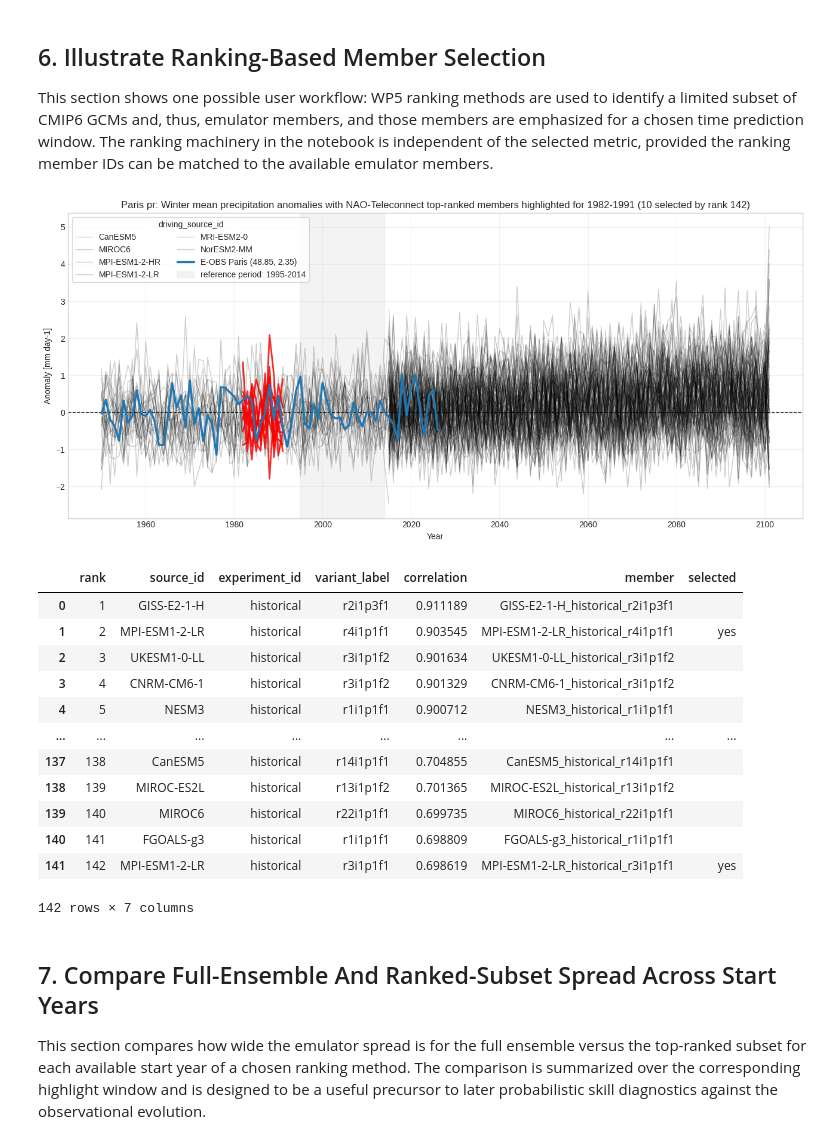
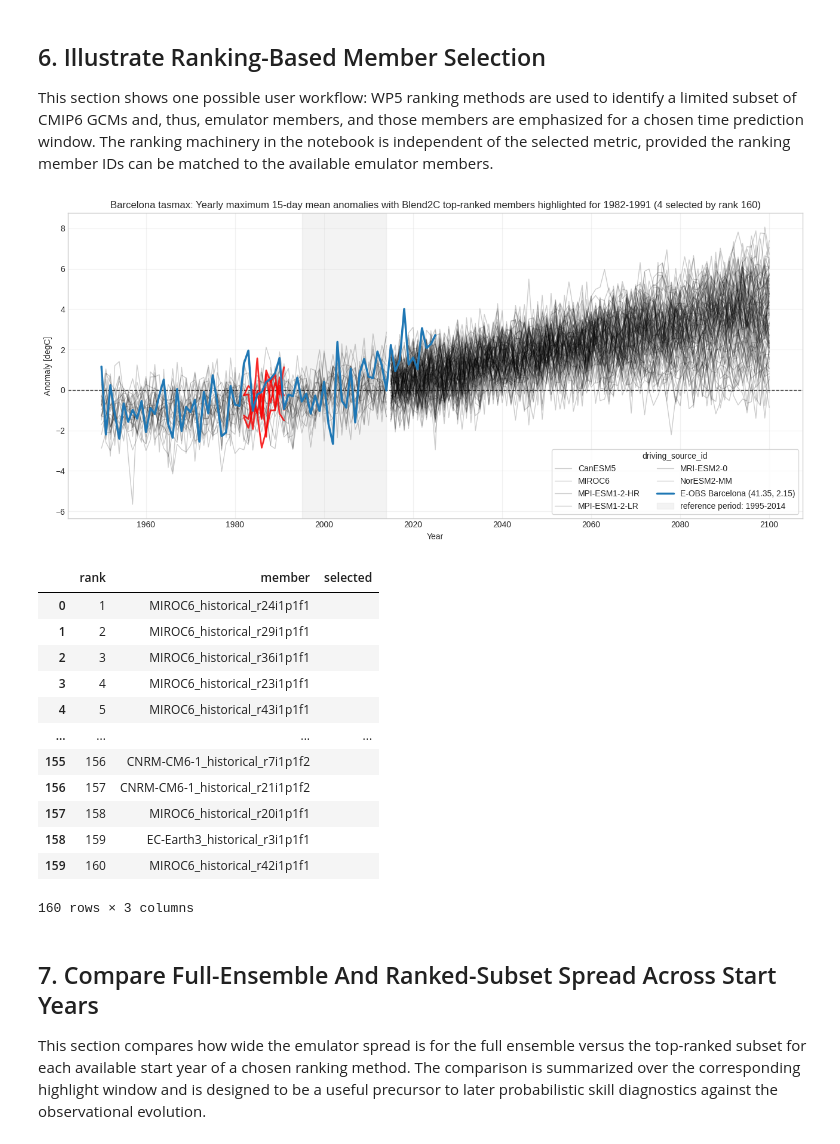
Before and after one commit to jesusff/T33-Emulator-hub, a Jupyter notebook: notebooks/city_level_emulator_analysis_blending.ipynb, the cells around one changed output. Saved outputs shown, nothing was run; the diff lists cells and outputs as text; code cells hidden in the pictures.

```diff
--- a/notebooks/city_level_emulator_analysis_blending.ipynb
+++ b/notebooks/city_level_emulator_analysis_blending.ipynb
@@ -15,18 +15,15 @@ This section defines the selected city, local paths, active climate metric, diag
 
 The active settings keep the current `tasmax` example. A commented precipitation alternative is included to show the small set of values that would need to change e.g. for a winter mean precipitation analysis.
 # %%
-CITY = "Paris"
-#VARIABLE = "tasmax"; DIAGNOSTIC_ID = "annual_max_15day_mean"
-VARIABLE = "pr"; DIAGNOSTIC_ID = "winter_mean"
+CITY = "Barcelona"
+VARIABLE = "tasmax"; DIAGNOSTIC_ID = "annual_max_15day_mean"
+#VARIABLE = "pr"; DIAGNOSTIC_ID = "winter_mean"
 #VARIABLE = "tasmin"; DIAGNOSTIC_ID = "tn20"
-
 REFERENCE_PERIOD = slice(1995, 2014)
-OPEN_CHUNKS = None
+HIGHLIGHT_MEMBERS = ["NorESM2-MM_historical_r1i1p1f1", "NorESM2-MM_ssp370_r1i1p1f1"]
+RANKING_METHOD = "Blend2C"
+RANKING_START_YEAR = 1981
 FORCE_RECOMPUTE = False
-HIGHLIGHT_MEMBERS = [
-    "NorESM2-MM_historical_r1i1p1f1",
-    "NorESM2-MM_ssp370_r1i1p1f1",
-]
 # %% [markdown]
 Library imports and other more technical configuration variables:
 # %%
@@ -693,9 +691,6 @@ eobs_reference.values.item()
 
 This section shows one possible user workflow: WP5 ranking methods are used to identify a limited subset of CMIP6 GCMs and, thus, emulator members, and those members are emphasized for a chosen time prediction window. The ranking machinery in the notebook is independent of the selected metric, provided the ranking member IDs can be matched to the available emulator members.
 # %%
-RANKING_METHOD = "NAO-Teleconnect"
-RANKING_START_YEAR = 1981
-
 RANKING_REPOSITORY = "T52-Blending-information"
 RANKING_METHOD_SPECS = {
     "NAO-Teleconnect": {
@@ -746,47 +741,47 @@ for member in ranked_members:
         color="red",
         alpha=0.8,
         linewidth=2.0,
         zorder=4,
     )
 
 ax.plot(
     eobs_anomaly.year.values,
     eobs_anomaly.values,
     color="#1f77b4",
     linewidth=2.5,
     label=f"E-OBS {eobs_metric.attrs['location_name']} ({eobs_metric.attrs['selected_lat']:.2f}, {eobs_metric.attrs['selected_lon']:.2f})",
     zorder=5,
 )
 
 format_time_series_axes(
     ax,
     f"{CITY} {VARIABLE}: {metric.title} anomalies with {RANKING_METHOD} top-ranked members highlighted for {RANKING_HIGHLIGHT_START_YEAR}-{highlight_window_end} {selection_summary}",
     f"Anomaly [{metric.attrs.get('units', '')}]",
     reference_period=REFERENCE_PERIOD,
     show_zero_line=True,
 )
 save_figure(fig, f"03_{CITY}_{VARIABLE}_{DIAGNOSTIC_ID}_{RANKING_METHOD}_{RANKING_START_YEAR}_ranked_members")
 plt.show()
 
 ranking_preview = ranking.iloc[: len(selected_rows)].copy()
 ranking_preview.insert(0, "rank", range(1, len(ranking_preview) + 1))
 ranking_preview["selected"] = ["yes" if value else "" for value in selected_rows]
 ranking_preview
 # %% [output]
-[figure, old version]
+[figure, new version]
-|  | rank | source_id | experiment_id | variant_label | correlation | member | selected |
-| 0 | 1 | GISS-E2-1-H | historical | r2i1p3f1 | 0.911189 | GISS-E2-1-H_historical_r2i1p3f1 |  |
-| 1 | 2 | MPI-ESM1-2-LR | historical | r4i1p1f1 | 0.903545 | MPI-ESM1-2-LR_historical_r4i1p1f1 | yes |
-| 2 | 3 | UKESM1-0-LL | historical | r3i1p1f2 | 0.901634 | UKESM1-0-LL_historical_r3i1p1f2 |  |
-| 3 | 4 | CNRM-CM6-1 | historical | r3i1p1f2 | 0.901329 | CNRM-CM6-1_historical_r3i1p1f2 |  |
-| 4 | 5 | NESM3 | historical | r1i1p1f1 | 0.900712 | NESM3_historical_r1i1p1f1 |  |
-| ... | ... | ... | ... | ... | ... | ... | ... |
-| 137 | 138 | CanESM5 | historical | r14i1p1f1 | 0.704855 | CanESM5_historical_r14i1p1f1 |  |
-| 138 | 139 | MIROC-ES2L | historical | r13i1p1f2 | 0.701365 | MIROC-ES2L_historical_r13i1p1f2 |  |
-| 139 | 140 | MIROC6 | historical | r22i1p1f1 | 0.699735 | MIROC6_historical_r22i1p1f1 |  |
-| 140 | 141 | FGOALS-g3 | historical | r1i1p1f1 | 0.698809 | FGOALS-g3_historical_r1i1p1f1 |  |
-| 141 | 142 | MPI-ESM1-2-LR | historical | r3i1p1f1 | 0.698619 | MPI-ESM1-2-LR_historical_r3i1p1f1 | yes |
+|  | rank | member | selected |
+| 0 | 1 | MIROC6_historical_r24i1p1f1 |  |
+| 1 | 2 | MIROC6_historical_r29i1p1f1 |  |
+| 2 | 3 | MIROC6_historical_r36i1p1f1 |  |
+| 3 | 4 | MIROC6_historical_r23i1p1f1 |  |
+| 4 | 5 | MIROC6_historical_r43i1p1f1 |  |
+| ... | ... | ... | ... |
+| 155 | 156 | CNRM-CM6-1_historical_r7i1p1f2 |  |
+| 156 | 157 | CNRM-CM6-1_historical_r21i1p1f2 |  |
+| 157 | 158 | MIROC6_historical_r20i1p1f1 |  |
+| 158 | 159 | EC-Earth3_historical_r3i1p1f1 |  |
+| 159 | 160 | MIROC6_historical_r42i1p1f1 |  |
-142 rows × 7 columns
+160 rows × 3 columns
 # %% [markdown]
 ## 7. Compare Full-Ensemble And Ranked-Subset Spread Across Start Years
 
```
Also changed, not shown: parts of 9 cells of this notebook, 2 other files.
